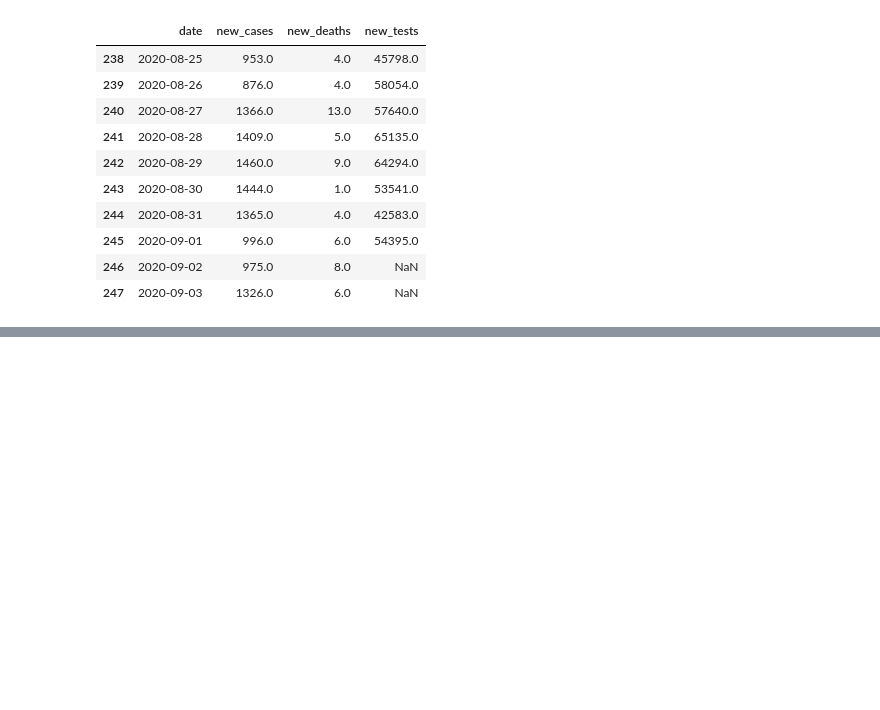
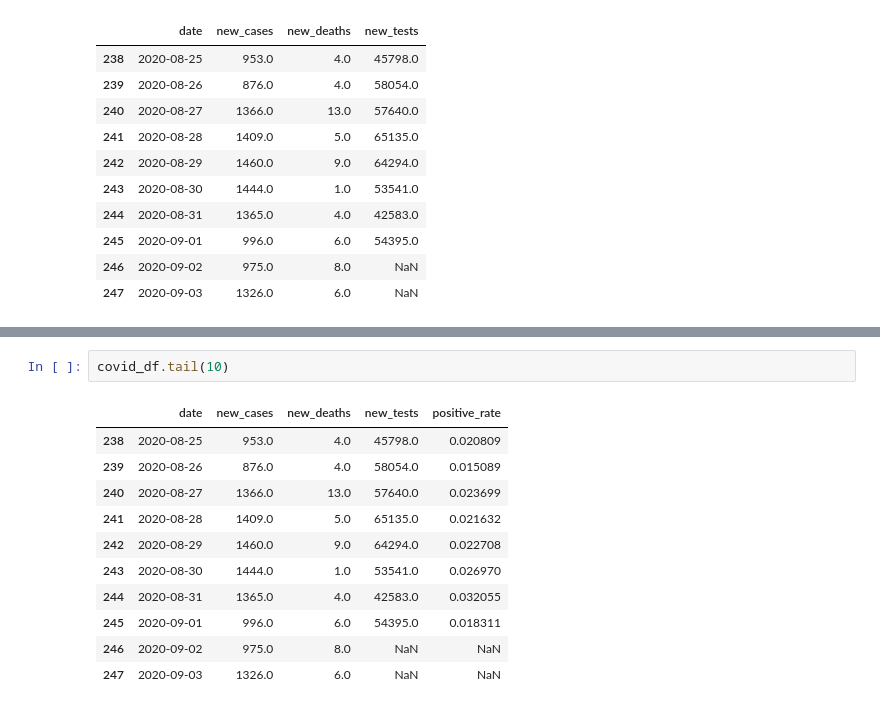
Before and after one commit to lucaskojo02/Italy-Covid-19, a Jupyter notebook: italy_covid_19.ipynb, the cells around one changed output, grey strips where cells are left out. Saved outputs shown, nothing was run; the diff lists cells and outputs as text; blank space fills up the shorter version.

```diff
--- a/italy_covid_19.ipynb
+++ b/italy_covid_19.ipynb
@@ -91,0 +207,14 @@ covid_df.tail(10)
+# %%
+covid_df.tail(10)
+# %% [output]
+|  | date | new_cases | new_deaths | new_tests | positive_rate |
+| 238 | 2020-08-25 | 953.0 | 4.0 | 45798.0 | 0.020809 |
+| 239 | 2020-08-26 | 876.0 | 4.0 | 58054.0 | 0.015089 |
+| 240 | 2020-08-27 | 1366.0 | 13.0 | 57640.0 | 0.023699 |
+| 241 | 2020-08-28 | 1409.0 | 5.0 | 65135.0 | 0.021632 |
+| 242 | 2020-08-29 | 1460.0 | 9.0 | 64294.0 | 0.022708 |
+| 243 | 2020-08-30 | 1444.0 | 1.0 | 53541.0 | 0.026970 |
+| 244 | 2020-08-31 | 1365.0 | 4.0 | 42583.0 | 0.032055 |
+| 245 | 2020-09-01 | 996.0 | 6.0 | 54395.0 | 0.018311 |
+| 246 | 2020-09-02 | 975.0 | 8.0 | NaN | NaN |
+| 247 | 2020-09-03 | 1326.0 | 6.0 | NaN | NaN |
```
Also changed, not shown: parts of 19 cells of this notebook.
